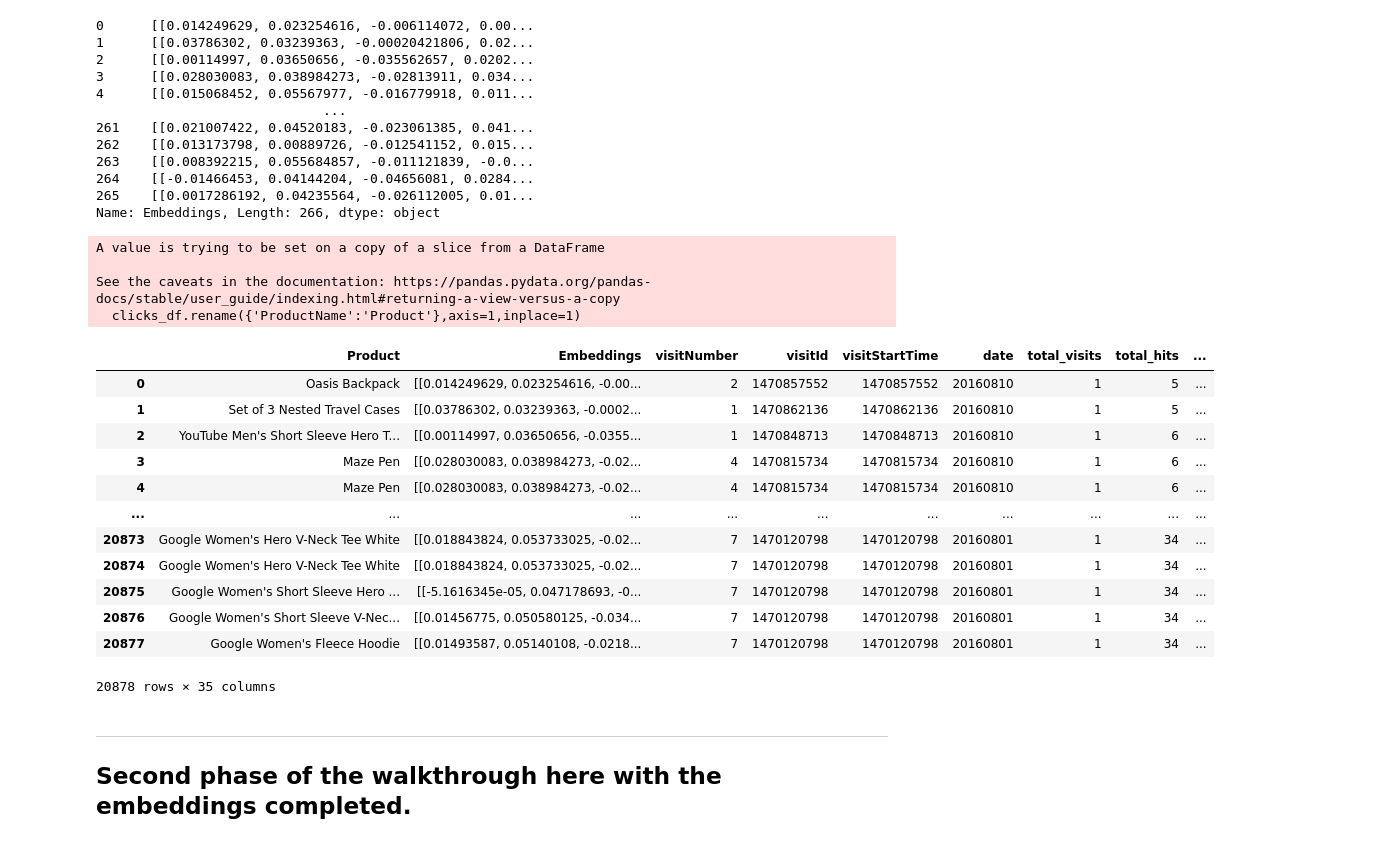
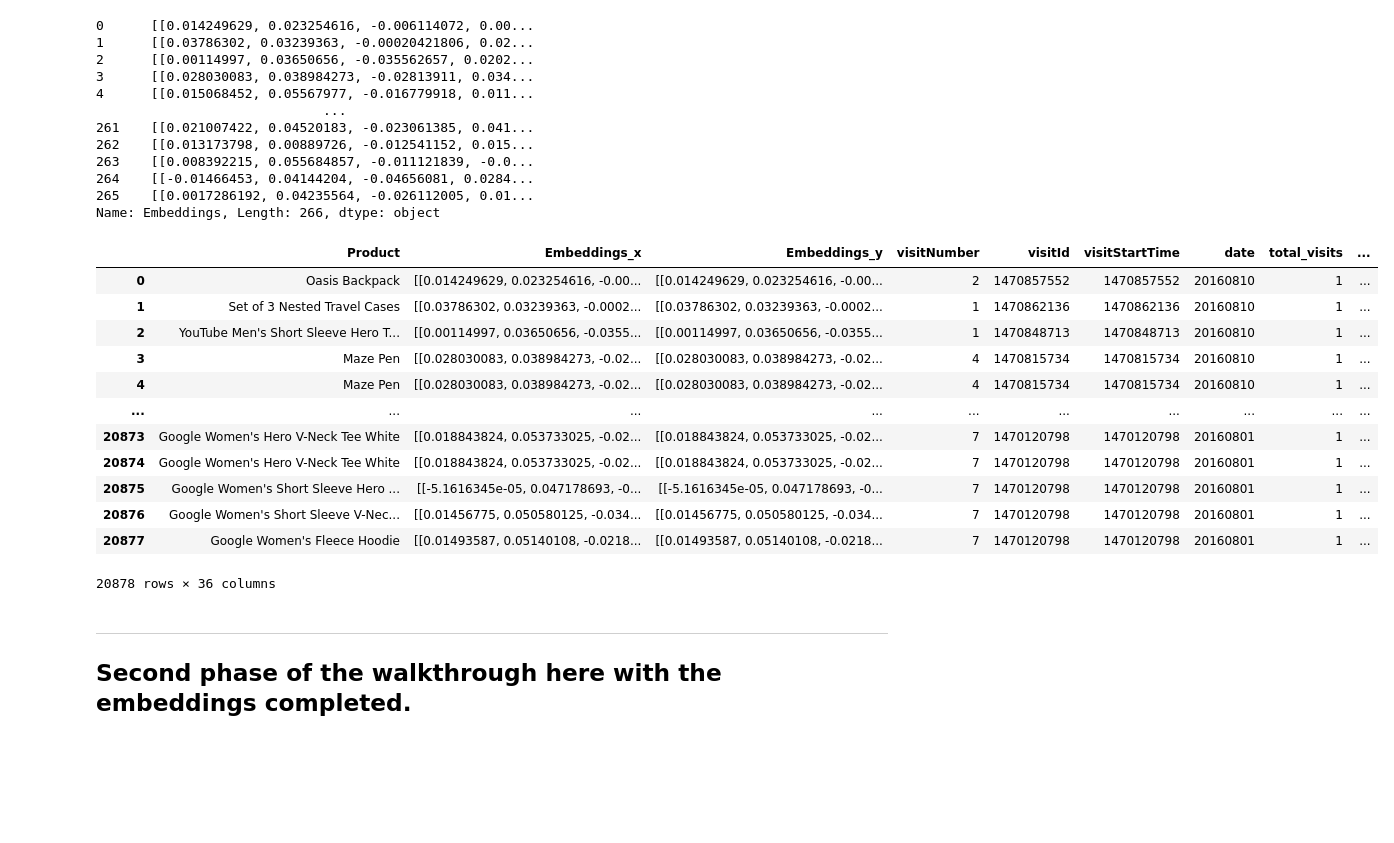
Before and after one commit to renzzo1904/recommend-demo, a Jupyter notebook: examples/walkthrough.ipynb, the cells around one changed output. Saved outputs shown, nothing was run; the diff lists cells and outputs as text; code cells hidden in the pictures; blank space fills up the shorter version.

```diff
--- a/examples/walkthrough.ipynb
+++ b/examples/walkthrough.ipynb
@@ -216,30 +218,26 @@ Name: Embeddings, Length: 266, dtype: object
 # %%
 ## Now use this inv_df and original df to make a new df containing the embeddings.
 
-clicks_df.rename({"ProductName": "Product"}, axis=1, inplace=1)
+clicks_df.rename({"ProductName": "Product"}, axis=1, inplace=True)
 
 clicks_df = pd.merge(
     inv_df[["Product", "Embeddings"]], clicks_df, on="Product", how="right")
 
 clicks_df
 # %% [output]
+|  | Product | Embeddings_x | Embeddings_y | visitNumber | visitId | visitStartTime | date | total_visits | ... |
+| 0 | Oasis Backpack | [[0.014249629, 0.023254616, -0.00... | [[0.014249629, 0.023254616, -0.00... | 2 | 1470857552 | 1470857552 | 20160810 | 1 | ... |
+| 1 | Set of 3 Nested Travel Cases | [[0.03786302, 0.03239363, -0.0002... | [[0.03786302, 0.03239363, -0.0002... | 1 | 1470862136 | 1470862136 | 20160810 | 1 | ... |
+| 2 | YouTube Men's Short Sleeve Hero T... | [[0.00114997, 0.03650656, -0.0355... | [[0.00114997, 0.03650656, -0.0355... | 1 | 1470848713 | 1470848713 | 20160810 | 1 | ... |
+| 3 | Maze Pen | [[0.028030083, 0.038984273, -0.02... | [[0.028030083, 0.038984273, -0.02... | 4 | 1470815734 | 1470815734 | 20160810 | 1 | ... |
+| 4 | Maze Pen | [[0.028030083, 0.038984273, -0.02... | [[0.028030083, 0.038984273, -0.02... | 4 | 1470815734 | 1470815734 | 20160810 | 1 | ... |
+| ... | ... | ... | ... | ... | ... | ... | ... | ... | ... |
+| 20873 | Google Women's Hero V-Neck Tee White | [[0.018843824, 0.053733025, -0.02... | [[0.018843824, 0.053733025, -0.02... | 7 | 1470120798 | 1470120798 | 20160801 | 1 | ... |
+| 20874 | Google Women's Hero V-Neck Tee White | [[0.018843824, 0.053733025, -0.02... | [[0.018843824, 0.053733025, -0.02... | 7 | 1470120798 | 1470120798 | 20160801 | 1 | ... |
+| 20875 | Google Women's Short Sleeve Hero ... | [[-5.1616345e-05, 0.047178693, -0... | [[-5.1616345e-05, 0.047178693, -0... | 7 | 1470120798 | 1470120798 | 20160801 | 1 | ... |
+| 20876 | Google Women's Short Sleeve V-Nec... | [[0.01456775, 0.050580125, -0.034... | [[0.01456775, 0.050580125, -0.034... | 7 | 1470120798 | 1470120798 | 20160801 | 1 | ... |
+| 20877 | Google Women's Fleece Hoodie | [[0.01493587, 0.05140108, -0.0218... | [[0.01493587, 0.05140108, -0.0218... | 7 | 1470120798 | 1470120798 | 20160801 | 1 | ... |
-A value is trying to be set on a copy of a slice from a DataFrame
-
-See the caveats in the documentation: https://pandas.pydata.org/pandas-docs/stable/user_guide/indexing.html#returning-a-view-versus-a-copy
-  clicks_df.rename({'ProductName':'Product'},axis=1,inplace=1)
+20878 rows × 36 columns
-|  | Product | Embeddings | visitNumber | visitId | visitStartTime | date | total_visits | total_hits | ... |
-| 0 | Oasis Backpack | [[0.014249629, 0.023254616, -0.00... | 2 | 1470857552 | 1470857552 | 20160810 | 1 | 5 | ... |
-| 1 | Set of 3 Nested Travel Cases | [[0.03786302, 0.03239363, -0.0002... | 1 | 1470862136 | 1470862136 | 20160810 | 1 | 5 | ... |
-| 2 | YouTube Men's Short Sleeve Hero T... | [[0.00114997, 0.03650656, -0.0355... | 1 | 1470848713 | 1470848713 | 20160810 | 1 | 6 | ... |
-| 3 | Maze Pen | [[0.028030083, 0.038984273, -0.02... | 4 | 1470815734 | 1470815734 | 20160810 | 1 | 6 | ... |
-| 4 | Maze Pen | [[0.028030083, 0.038984273, -0.02... | 4 | 1470815734 | 1470815734 | 20160810 | 1 | 6 | ... |
-| ... | ... | ... | ... | ... | ... | ... | ... | ... | ... |
-| 20873 | Google Women's Hero V-Neck Tee White | [[0.018843824, 0.053733025, -0.02... | 7 | 1470120798 | 1470120798 | 20160801 | 1 | 34 | ... |
-| 20874 | Google Women's Hero V-Neck Tee White | [[0.018843824, 0.053733025, -0.02... | 7 | 1470120798 | 1470120798 | 20160801 | 1 | 34 | ... |
-| 20875 | Google Women's Short Sleeve Hero ... | [[-5.1616345e-05, 0.047178693, -0... | 7 | 1470120798 | 1470120798 | 20160801 | 1 | 34 | ... |
-| 20876 | Google Women's Short Sleeve V-Nec... | [[0.01456775, 0.050580125, -0.034... | 7 | 1470120798 | 1470120798 | 20160801 | 1 | 34 | ... |
-| 20877 | Google Women's Fleece Hoodie | [[0.01493587, 0.05140108, -0.0218... | 7 | 1470120798 | 1470120798 | 20160801 | 1 | 34 | ... |
-20878 rows × 35 columns
 # %%
 ##  Now we store pur embeddings so that we dont do the same all over again
 
```
Also changed, not shown: parts of 33 cells of this notebook, 6 other files.
